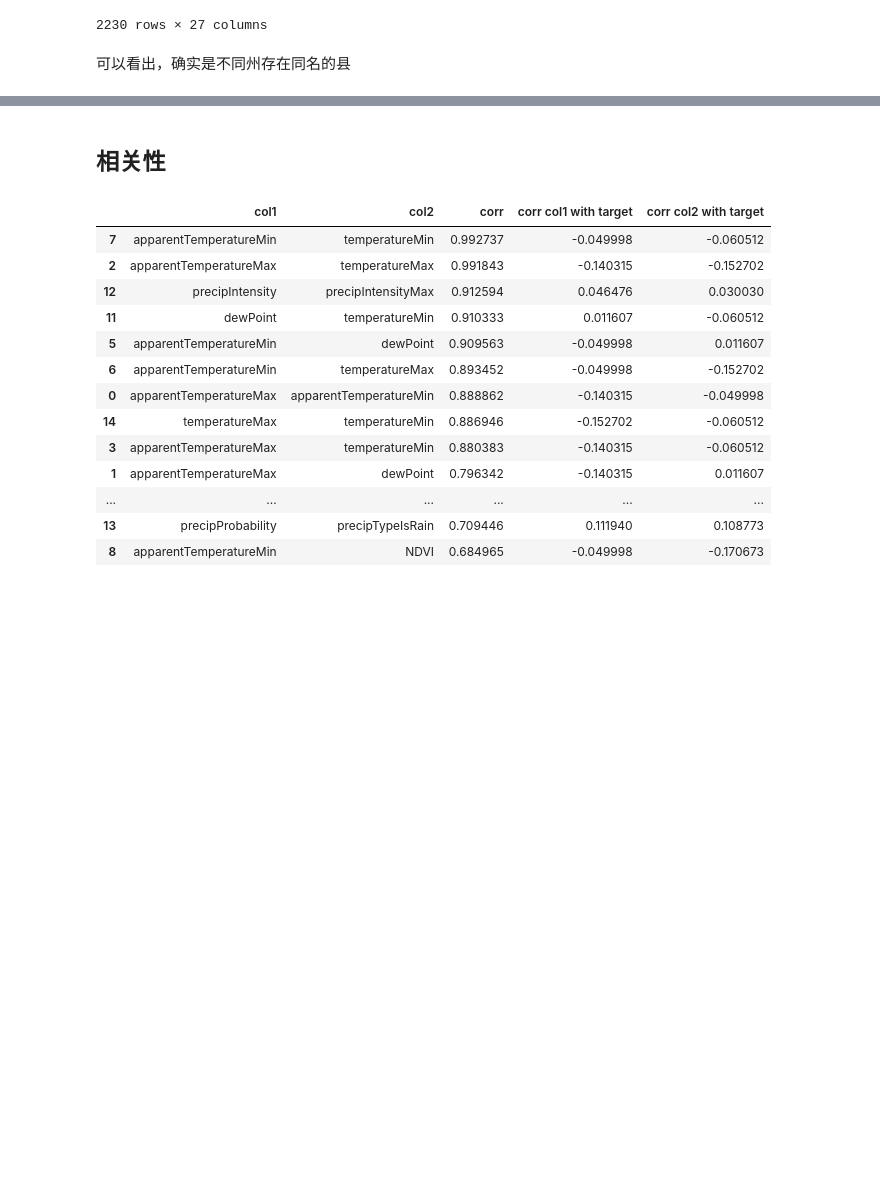
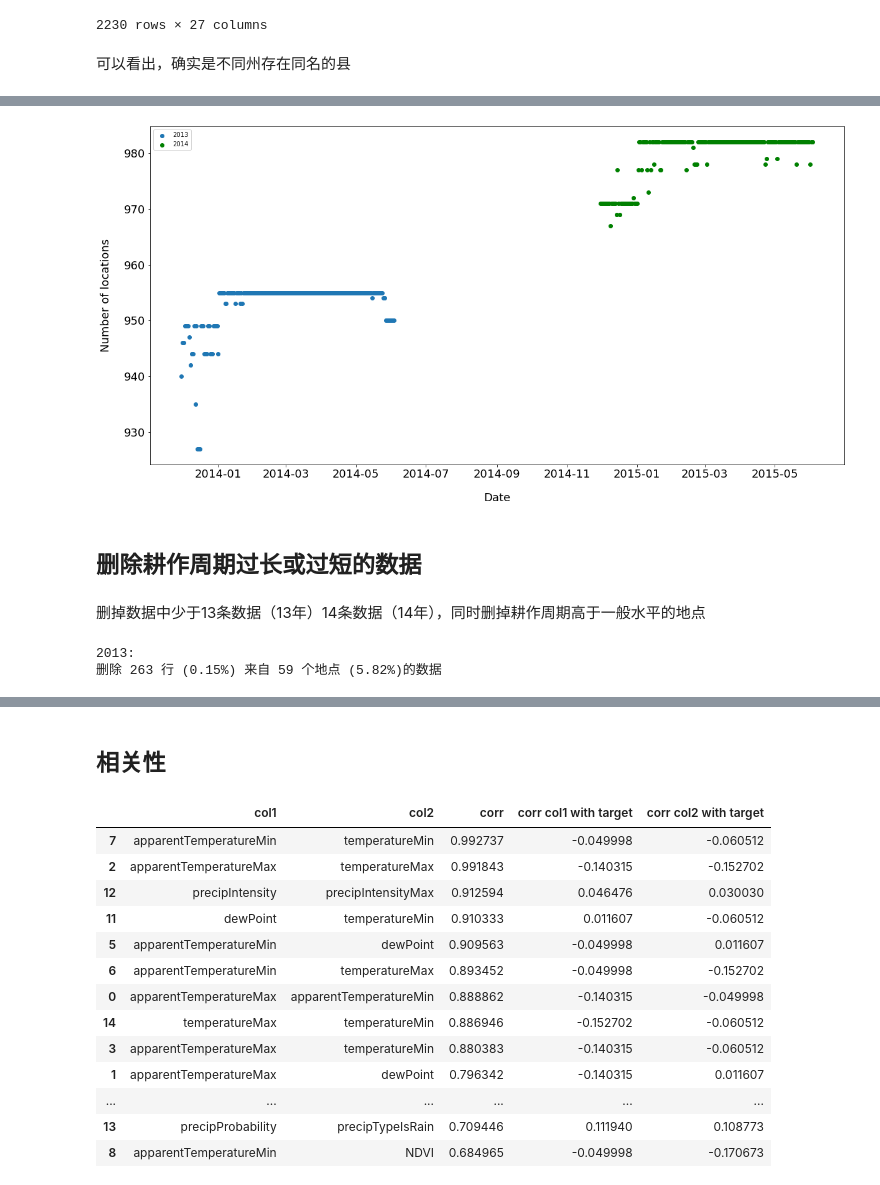
Before and after one commit to aoba98/bishe, a Jupyter notebook: 美国小麦.ipynb, the cells around one changed output, grey strips where cells are left out. Drawn from its saved outputs; the diff is of its cells as text; code cells hidden in the pictures; blank space fills up the shorter version.

```diff
--- a/美国小麦.ipynb
+++ b/美国小麦.ipynb
@@ -434,0 +681,3 @@ wheat13[wheat13.CountyName=='Blaine']
+# %%
+n_records_2013 = wheat13.groupby(by='Location').agg('count')
+n_records_2013.CountyName.value_counts().sort_index(ascending=False)
@@ -434,0 +704,3 @@ wheat13[wheat13.CountyName=='Blaine']
+# %%
+n_records_2014 = wheat14.groupby(by='Location').agg('count')
+n_records_2014.CountyName.value_counts().sort_index(ascending=False)
@@ -434,0 +725,59 @@ wheat13[wheat13.CountyName=='Blaine']
+# %%
+fig, ax = plt.subplots(figsize=(20, 10))
+
+
+klocs = n_records_2013[n_records_2013.CountyName >= 153].index.get_level_values('Location').values
+
+date_2013.sort()
+
+locs_per_date = {}
+for day in date_2013:
+    locs = wheat13['Location'][(wheat13['Date'] == day) & (wheat13['Location'].isin(klocs) )].unique()
+    locs_per_date[day] = len(locs)
+x = locs_per_date.keys()
+y = locs_per_date.values()
+ax.scatter(list(x),list(y),label='2013')
+
+klocs = n_records_2014[n_records_2014.CountyName >= 153].index.get_level_values('Location').values
+
+date_2013.sort()
+
+locs_per_date = {}
+for day in date_2014:
+    locs = wheat14['Location'][(wheat14['Date'] == day) & (wheat14['Location'].isin(klocs) )].unique()
+    locs_per_date[day] = len(locs)
+x = locs_per_date.keys()
+y = locs_per_date.values()
+ax.scatter(list(x),list(y),color='g',label='2014')
+
+
+# 图样式
+ax.yaxis.set_ticks_position('left')
+ax.set_ylabel('Number of locations',fontsize=18,labelpad=20 )
+ax.yaxis.set_label_position("left")
+ax.set_xlabel('Date',fontsize=18,labelpad=20 )
+ax.tick_params(labelsize=18)
+plt.legend();
+# %% [output]
+[figure, added]
+# %% [markdown]
+## 删除耕作周期过长或过短的数据
+# %% [markdown]
+删掉数据中少于13条数据（13年）14条数据（14年），同时删掉耕作周期高于一般水平的地点
+# %%
+counts = n_records_2013.CountyName.value_counts().sort_index(ascending=False).values
+levels = n_records_2013.CountyName.value_counts().sort_index(ascending=False).index.values
+nrecords = 0
+nloc = 0
+limit = 153
+print('2013:')
+for x in np.arange(len(counts)):
+    if levels[x] < limit:
+        nrecords += levels[x]*counts[x]
+        nloc += counts[x]
+print('删除 {} 行 ({:4.2f}%) 来自 {} 个地点 ({:4.2f}%)的数据'
+      .format(nrecords,nrecords*100/wheat13.shape[0],
+              nloc, nloc*100/len(wheat13['Location'].unique())))
+# %% [output]
+2013:
+删除 263 行 (0.15%) 来自 59 个地点 (5.82%)的数据
```
Also changed, not shown: parts of 62 cells of this notebook, 25 other files.
